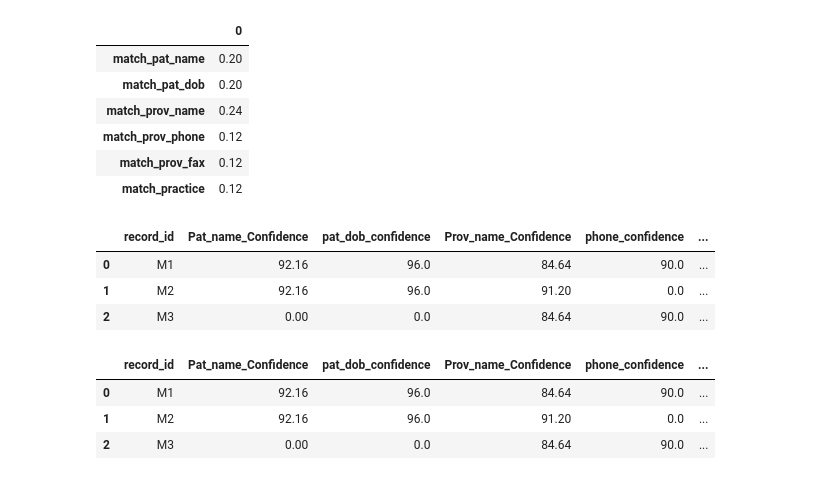
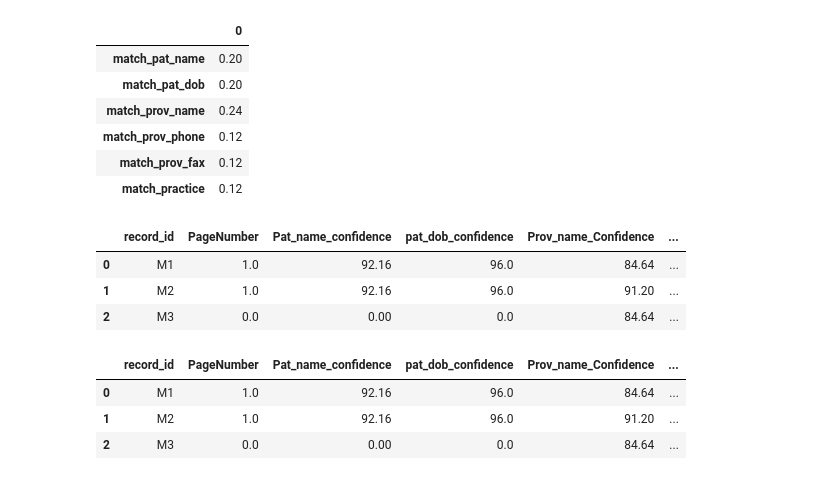
Before and after one commit to sherry-gow/NLP, a Jupyter notebook: Unstructured_data_structured_data_association.ipynb, the cells around one changed output. Drawn from its saved outputs; the diff is of its cells as text; code cells hidden in the pictures.

```diff
--- a/Unstructured_data_structured_data_association.ipynb
+++ b/Unstructured_data_structured_data_association.ipynb
@@ -86,16 +92,13 @@ registry1
 | 5 | M3 | Smith |
 # %%
 #Join p_name with word Value
-words = md_word[['PageNumber','Value','Confidence']]
+words = md_word[['PageNumber','Value','Confidence','WordId']]
 registry2 = words.merge(registry1,left_on='Value', right_on='p_name', how='inner')
-#pick up the maximum confidence if same page has multiple name instances matched
-registry3 = registry2.groupby(['record_id','PageNumber','p_name']).max().reset_index()
+#join name words on the same page by using wordId, since first name last name are adjascent to each other
+registry2 = registry2.merge(registry2, left_on=['PageNumber', 'record_id' ], right_on=['PageNumber', 'record_id'], how='inner')
+registry2 = registry2[(registry2.Value_x !=registry2.Value_y) & (registry2.WordId_x == registry2.WordId_y - 1)]
 #apply the product rule P=P1*P2 for compound probability
-registry3 = registry3.groupby(['record_id','PageNumber']).prod().reset_index()\
-            [['record_id','PageNumber','Confidence']]
-registry3['Pat_name_Confidence'] = registry3.apply(lambda x: x['Confidence']/100, axis = 1)
-registry_pat = registry3[['record_id','PageNumber','Pat_name_Confidence']]\
-                .groupby(['record_id']).max().reset_index()\
-                [['record_id','Pat_name_Confidence']]
-registry_pat
+registry2['Pat_name_confidence'] = registry2.Confidence_x * registry2.Confidence_y/100
+registry2 = registry2[['record_id','PageNumber','Pat_name_confidence']]
+registry2
 # %% [output]
@@ -104,0 +112,3 @@ registry_pat
+# %%
+registry_pat = registry2.groupby(['record_id','PageNumber']).max().reset_index()
+registry_pat
@@ -222,22 +236,22 @@ registry_confidence = registry_confidence.merge(registry_pat, how='left').merge(
                 .merge(registry_fax, how='left').merge(registry_practice, how='left').fillna(0)
 registry_confidence
 # %% [output]
-|  | record_id | Pat_name_Confidence | pat_dob_confidence | Prov_name_Confidence | phone_confidence | ... |
-| 0 | M1 | 92.16 | 96.0 | 84.64 | 90.0 | ... |
-| 1 | M2 | 92.16 | 96.0 | 91.20 | 0.0 | ... |
-| 2 | M3 | 0.00 | 0.0 | 84.64 | 90.0 | ... |
+|  | record_id | PageNumber | Pat_name_confidence | pat_dob_confidence | Prov_name_Confidence | ... |
+| 0 | M1 | 1.0 | 92.16 | 96.0 | 84.64 | ... |
+| 1 | M2 | 1.0 | 92.16 | 96.0 | 91.20 | ... |
+| 2 | M3 | 0.0 | 0.00 | 0.0 | 84.64 | ... |
 # %%
 #Weighted Sum Model
-registry_confidence['weighted_sum'] = registry_confidence['Pat_name_Confidence']* weights.T[0][0]  + \
+registry_confidence['weighted_sum'] = registry_confidence['Pat_name_confidence']* weights.T[0][0]  + \
                        registry_confidence['pat_dob_confidence'] * weights.T[0][1] + \
                        registry_confidence['Prov_name_Confidence'] * weights.T[0][2] + \
                        registry_confidence['phone_confidence'] * weights.T[0][3] + \
                        registry_confidence['fax_confidence'] * weights.T[0][4] + \
                        registry_confidence['Practice_Confidence'] * weights.T[0][5]
 
 registry_confidence
 # %% [output]
-|  | record_id | Pat_name_Confidence | pat_dob_confidence | Prov_name_Confidence | phone_confidence | ... |
-| 0 | M1 | 92.16 | 96.0 | 84.64 | 90.0 | ... |
-| 1 | M2 | 92.16 | 96.0 | 91.20 | 0.0 | ... |
-| 2 | M3 | 0.00 | 0.0 | 84.64 | 90.0 | ... |
+|  | record_id | PageNumber | Pat_name_confidence | pat_dob_confidence | Prov_name_Confidence | ... |
+| 0 | M1 | 1.0 | 92.16 | 96.0 | 84.64 | ... |
+| 1 | M2 | 1.0 | 92.16 | 96.0 | 91.20 | ... |
+| 2 | M3 | 0.0 | 0.00 | 0.0 | 84.64 | ... |
```
Also changed, not shown: parts of 3 cells of this notebook.
